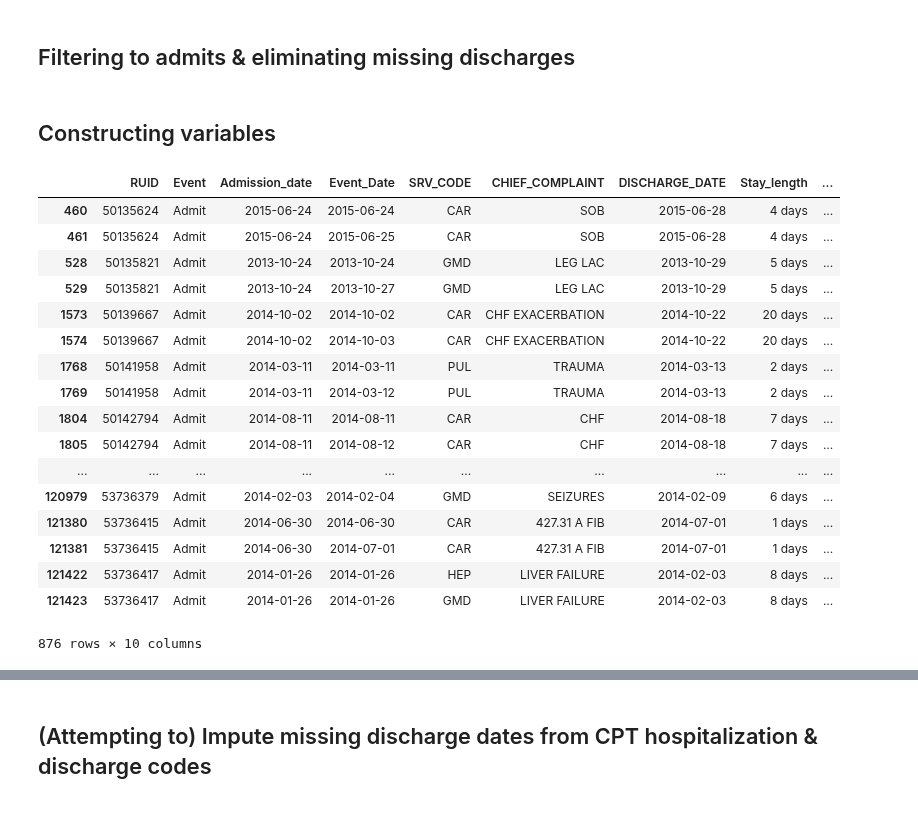
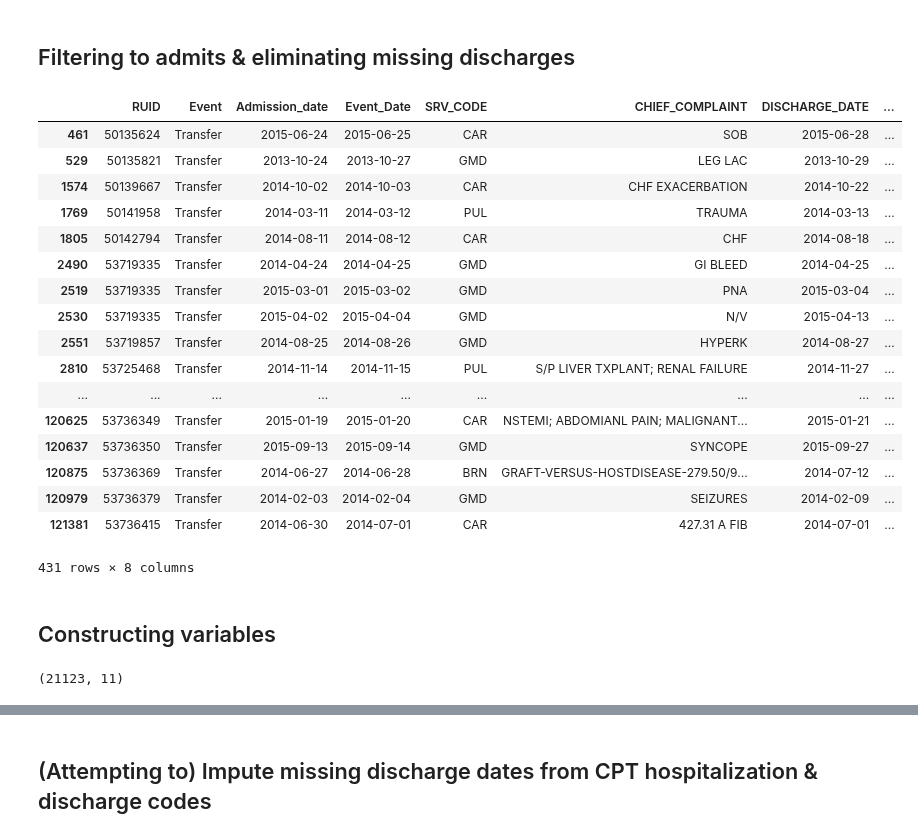
Before and after one commit to alvinjeffery/Bios8366_project, a Jupyter notebook: code/adt_processing.ipynb, the cells around one changed output, grey strips where cells are left out. Cells and saved outputs as stored; diff of their text form; code cells hidden in the pictures.

```diff
--- a/code/adt_processing.ipynb
+++ b/code/adt_processing.ipynb
@@ -186,7 +171,7 @@ psych_filter = (adt_age.SRV_CODE.str.contains(psych_svc))
 # the psych filter will remove patients with a primary psych admit, which removes them from our consideration, but NOT patients who have psych consults
 # may want to explicitly do that
 # %%
-adt_cms = adt[~(ped_filter | psych_filter)]
+adt_cms = adt[~(ped_filter | psych_filter)].copy()
 # %%
 adt_cms.RUID.value_counts()
 # %% [output]
@@ -209,4 +194,31 @@ adt_cms.RUID.value_counts()
 Name: RUID, Length: 5757, dtype: int64
 # %% [markdown]
 ## Filtering to admits & eliminating missing discharges
+# %%
+adt_cms['imputed_transfer'] = [0]*adt_cms.shape[0]
+txmask = (adt_cms.Event == "Admit") & (adt_cms.Admission_date != adt_cms.Event_Date) # there are 431 of these
+
+adt_cms.loc[txmask,'Event'] = "Transfer"
+adt_cms.loc[txmask,'imputed_transfer'] = 1
+# %%
+adt_cms[adt_cms.imputed_transfer == 1]
+# %% [output]
+|  | RUID | Event | Admission_date | Event_Date | SRV_CODE | CHIEF_COMPLAINT | DISCHARGE_DATE | ... |
+| 461 | 50135624 | Transfer | 2015-06-24 | 2015-06-25 | CAR | SOB | 2015-06-28 | ... |
+| 529 | 50135821 | Transfer | 2013-10-24 | 2013-10-27 | GMD | LEG LAC | 2013-10-29 | ... |
+| 1574 | 50139667 | Transfer | 2014-10-02 | 2014-10-03 | CAR | CHF EXACERBATION | 2014-10-22 | ... |
+| 1769 | 50141958 | Transfer | 2014-03-11 | 2014-03-12 | PUL | TRAUMA | 2014-03-13 | ... |
+| 1805 | 50142794 | Transfer | 2014-08-11 | 2014-08-12 | CAR | CHF | 2014-08-18 | ... |
+| 2490 | 53719335 | Transfer | 2014-04-24 | 2014-04-25 | GMD | GI BLEED | 2014-04-25 | ... |
+| 2519 | 53719335 | Transfer | 2015-03-01 | 2015-03-02 | GMD | PNA | 2015-03-04 | ... |
+| 2530 | 53719335 | Transfer | 2015-04-02 | 2015-04-04 | GMD | N/V | 2015-04-13 | ... |
+| 2551 | 53719857 | Transfer | 2014-08-25 | 2014-08-26 | GMD | HYPERK | 2014-08-27 | ... |
+| 2810 | 53725468 | Transfer | 2014-11-14 | 2014-11-15 | PUL | S/P LIVER TXPLANT; RENAL FAILURE | 2014-11-27 | ... |
+| ... | ... | ... | ... | ... | ... | ... | ... | ... |
+| 120625 | 53736349 | Transfer | 2015-01-19 | 2015-01-20 | CAR | NSTEMI; ABDOMIANL PAIN; MALIGNANT... | 2015-01-21 | ... |
+| 120637 | 53736350 | Transfer | 2015-09-13 | 2015-09-14 | GMD | SYNCOPE | 2015-09-27 | ... |
+| 120875 | 53736369 | Transfer | 2014-06-27 | 2014-06-28 | BRN | GRAFT-VERSUS-HOSTDISEASE-279.50/9... | 2014-07-12 | ... |
+| 120979 | 53736379 | Transfer | 2014-02-03 | 2014-02-04 | GMD | SEIZURES | 2014-02-09 | ... |
+| 121381 | 53736415 | Transfer | 2014-06-30 | 2014-07-01 | CAR | 427.31 A FIB | 2014-07-01 | ... |
+431 rows × 8 columns
 # %%
@@ -231,26 +245,6 @@ adt_cms_admits['30d_readmit'] = np.where(adt_cms_admits.Readmit_time <= datetime
-# %%
-adt_cms_admits[(adt_cms_admits.Readmit_time < datetime.timedelta(days=0)) | (adt_cms_admits.Readmit_time.shift(-1) < datetime.timedelta(days=0))] # this appears to happen when we've got two admit events for the same date with the same discharge
-# in some cases they have different event dates, in other cases they're identical but have different srv_codes
-# the first type might be miscoded transfers; the second type probably needs to be squished together
-# ANSWERED: recode suspect transfers as Transfer but add column for "Imputed Transfer" to flag them so we can either use or not use them for Transfer counts
-# %% [output]
-|  | RUID | Event | Admission_date | Event_Date | SRV_CODE | CHIEF_COMPLAINT | DISCHARGE_DATE | Stay_length | ... |
-| 460 | 50135624 | Admit | 2015-06-24 | 2015-06-24 | CAR | SOB | 2015-06-28 | 4 days | ... |
-| 461 | 50135624 | Admit | 2015-06-24 | 2015-06-25 | CAR | SOB | 2015-06-28 | 4 days | ... |
-| 528 | 50135821 | Admit | 2013-10-24 | 2013-10-24 | GMD | LEG LAC | 2013-10-29 | 5 days | ... |
-| 529 | 50135821 | Admit | 2013-10-24 | 2013-10-27 | GMD | LEG LAC | 2013-10-29 | 5 days | ... |
-| 1573 | 50139667 | Admit | 2014-10-02 | 2014-10-02 | CAR | CHF EXACERBATION | 2014-10-22 | 20 days | ... |
-| 1574 | 50139667 | Admit | 2014-10-02 | 2014-10-03 | CAR | CHF EXACERBATION | 2014-10-22 | 20 days | ... |
-| 1768 | 50141958 | Admit | 2014-03-11 | 2014-03-11 | PUL | TRAUMA | 2014-03-13 | 2 days | ... |
-| 1769 | 50141958 | Admit | 2014-03-11 | 2014-03-12 | PUL | TRAUMA | 2014-03-13 | 2 days | ... |
-| 1804 | 50142794 | Admit | 2014-08-11 | 2014-08-11 | CAR | CHF | 2014-08-18 | 7 days | ... |
-| 1805 | 50142794 | Admit | 2014-08-11 | 2014-08-12 | CAR | CHF | 2014-08-18 | 7 days | ... |
-| ... | ... | ... | ... | ... | ... | ... | ... | ... | ... |
-| 120979 | 53736379 | Admit | 2014-02-03 | 2014-02-04 | GMD | SEIZURES | 2014-02-09 | 6 days | ... |
-| 121380 | 53736415 | Admit | 2014-06-30 | 2014-06-30 | CAR | 427.31 A FIB | 2014-07-01 | 1 days | ... |
-| 121381 | 53736415 | Admit | 2014-06-30 | 2014-07-01 | CAR | 427.31 A FIB | 2014-07-01 | 1 days | ... |
-| 121422 | 53736417 | Admit | 2014-01-26 | 2014-01-26 | HEP | LIVER FAILURE | 2014-02-03 | 8 days | ... |
-| 121423 | 53736417 | Admit | 2014-01-26 | 2014-01-26 | GMD | LIVER FAILURE | 2014-02-03 | 8 days | ... |
-876 rows × 10 columns
+# %%
+adt_cms_admits.shape # we now have 21123 admissions to work with
+# %% [output]
+(21123, 11)
 # %%
 event_counts = adt_cms[~(adt_cms.DISCHARGE_DATE.isnull())].groupby(by=['RUID','Admission_date']).Event.value_counts(sort=False).unstack(fill_value = 0)
```
Also changed, not shown: parts of 15 cells of this notebook, 1 other file.
